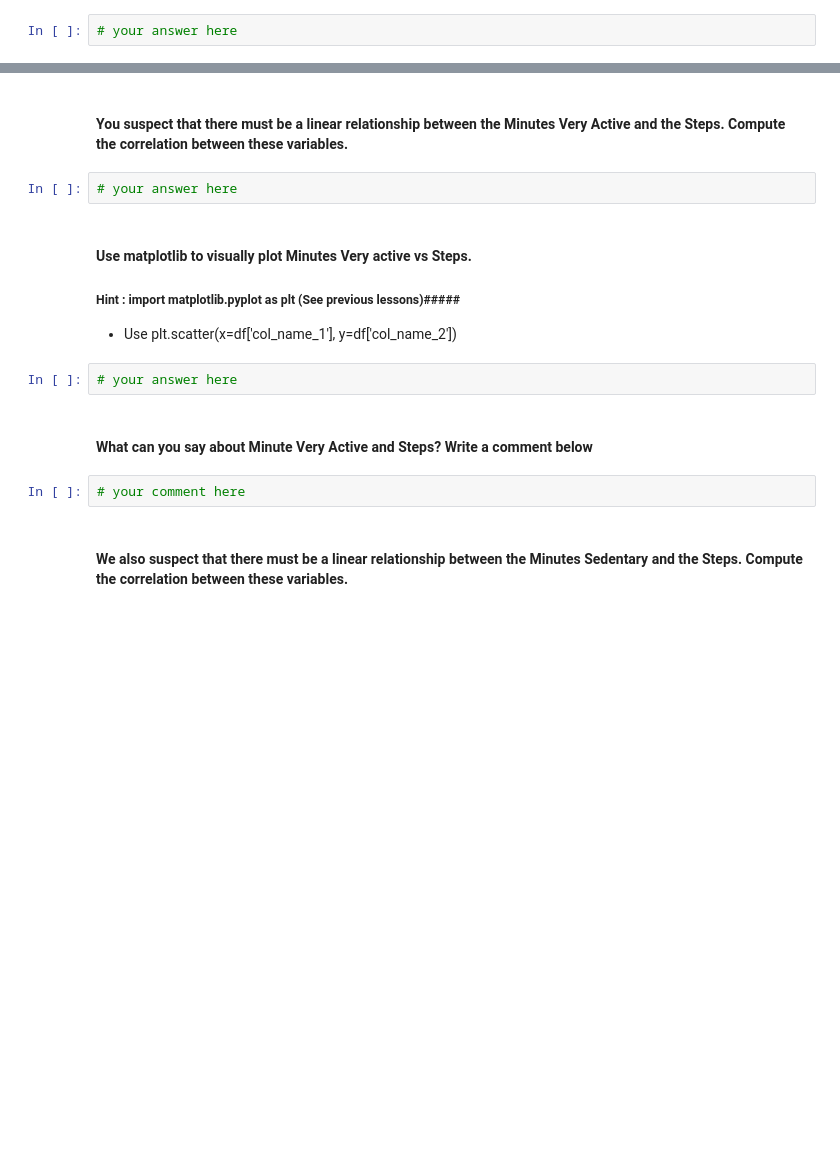
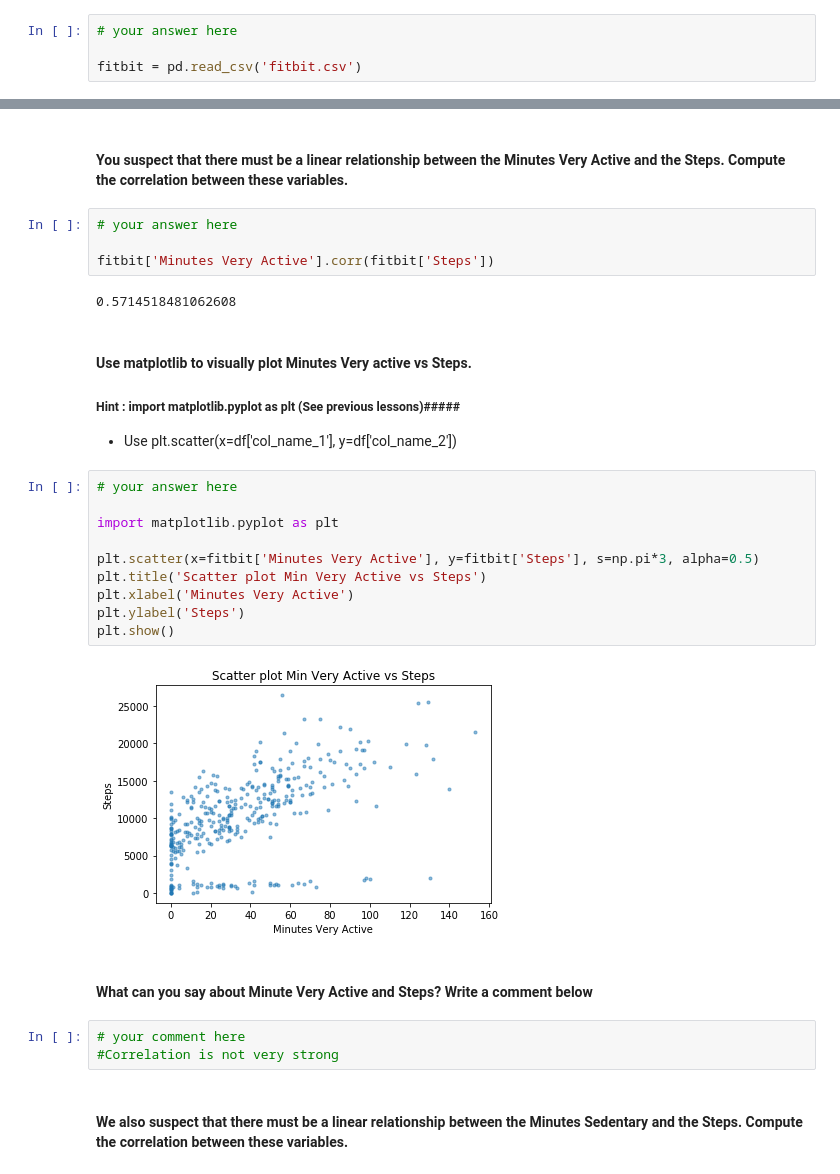
Before and after one commit to ta-datapt-bcn/lab-pivot-table-and-correlation, a Jupyter notebook: your_code/main.ipynb, the cells around one changed output, grey strips where cells are left out. Drawn from its saved outputs; the diff is of its cells as text; blank space fills up the shorter version.

```diff
--- a/your_code/main.ipynb
+++ b/your_code/main.ipynb
@@ -70,6 +197,8 @@
 #### Open the ` Fitbit.csv` file and name your dataset `fitbit`
 # %%
 # your answer here
+
+fitbit = pd.read_csv('fitbit.csv')
 # %% [markdown]
 #### Explore you dataset in terms of data types and descriptive statistics
 #### *Hint: Use Pandas functions from previous lectures*
@@ -81,17 +249,32 @@
 #### You suspect that there must be a linear relationship between the Minutes Very Active and the Steps. Compute the correlation between these variables.
 # %%
 # your answer here
+
+fitbit['Minutes Very Active'].corr(fitbit['Steps'])
+# %% [output]
+0.5714518481062608
 # %% [markdown]
 #### Use matplotlib to visually plot Minutes Very active vs Steps.
 
 ##### Hint : import matplotlib.pyplot as plt (See previous lessons)#####
 - Use plt.scatter(x=df['col_name_1'], y=df['col_name_2'])
-# %%
-# your answer here
+# %%
+# your answer here
+
+import matplotlib.pyplot as plt
+
+plt.scatter(x=fitbit['Minutes Very Active'], y=fitbit['Steps'], s=np.pi*3, alpha=0.5)
+plt.title('Scatter plot Min Very Active vs Steps')
+plt.xlabel('Minutes Very Active')
+plt.ylabel('Steps')
+plt.show()
+# %% [output]
+[figure, added]
 # %% [markdown]
 #### What can you say about Minute Very Active and Steps? Write a comment below
 # %%
 # your comment here
+#Correlation is not very strong
 # %% [markdown]
 #### We also suspect that there must be a linear relationship between the Minutes Sedentary and the Steps. Compute the correlation between these variables.
 # %%
```
Also changed, not shown: parts of 41 cells of this notebook.
